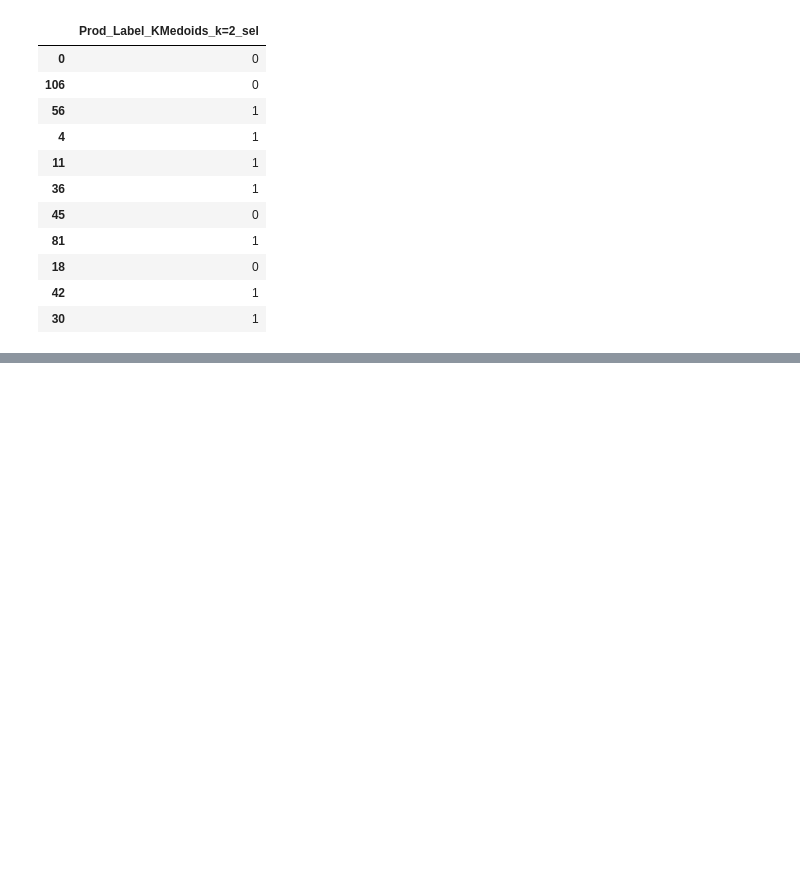
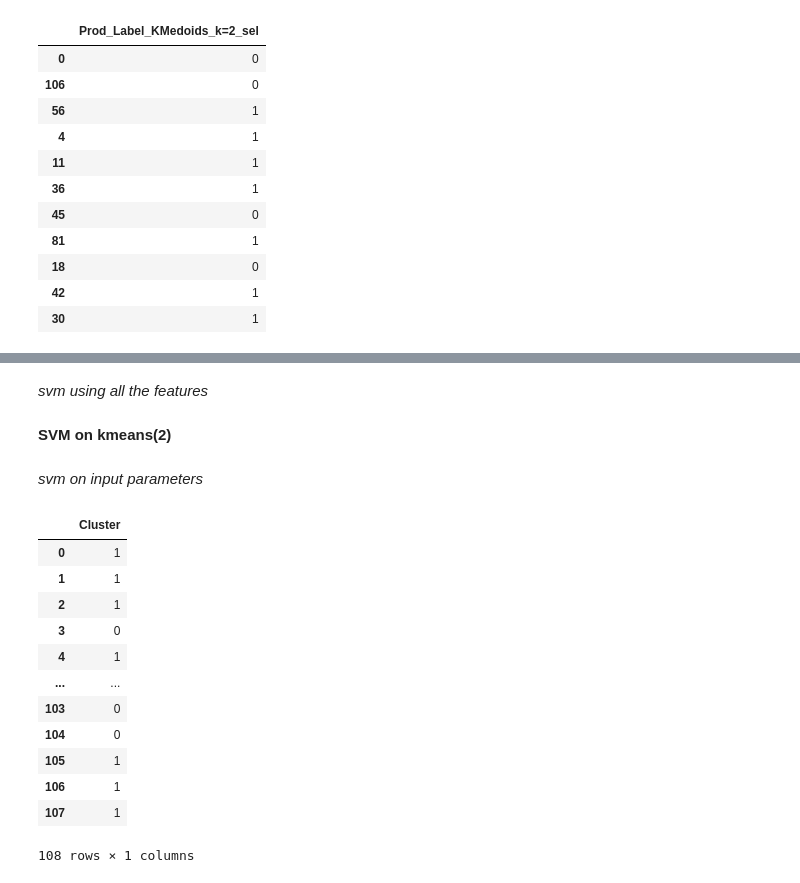
Before and after one commit to SP-2112/Advanced_Soybean_Agricultural_Dataset_Analysis_CS209_TermProject, a Jupyter notebook: Code_Notebooks/Classification/07_Classification_K_medoids_Sunny.ipynb, the cells around one changed output, grey strips where cells are left out. Saved outputs shown, nothing was run; the diff lists cells and outputs as text; code cells hidden in the pictures; blank space fills up the shorter version.

```diff
--- a/Code_Notebooks/Classification/07_Classification_K_medoids_Sunny.ipynb
+++ b/Code_Notebooks/Classification/07_Classification_K_medoids_Sunny.ipynb
@@ -256,4 +201,9 @@ data.head()
 # %%
 data_y=data['Prod_Label_KMedoids_k=2_sel']
 data_Y=pd.DataFrame(data_y)
-data_X=training_variable_split(data_original)
+data_sub = data_original.iloc[:, 2:]
+bool_cols = data_sub.select_dtypes(include='bool').columns
+data_original[bool_cols] = data_original[bool_cols].astype(int)
+
+data_X=pd.DataFrame(data_original.iloc[:,-8:])
+data_X
@@ -598,0 +777,2 @@ Test Set
+# %% [markdown]
+*svm using all the features*
@@ -598,0 +859,24 @@ Test Set
+# %% [markdown]
+**SVM on kmeans(2)**
+# %% [markdown]
+*svm on input parameters*
+# %%
+data_Y=pd.read_csv("2_clusters_only_on_output.csv")
+data_Y=pd.DataFrame(data_Y['Cluster'])
+data_X=pd.DataFrame(data_original.iloc[:,-8:])
+data_Y
+data_X_train,data_X_test,data_Y_train,data_Y_test=train_test_split(data_X,data_Y,test_size=0.2,random_state=42)
+# %% [output]
+|  | Cluster |
+| 0 | 1 |
+| 1 | 1 |
+| 2 | 1 |
+| 3 | 0 |
+| 4 | 1 |
+| ... | ... |
+| 103 | 0 |
+| 104 | 0 |
+| 105 | 1 |
+| 106 | 1 |
+| 107 | 1 |
+108 rows × 1 columns
```
Also changed, not shown: parts of 38 cells of this notebook.
